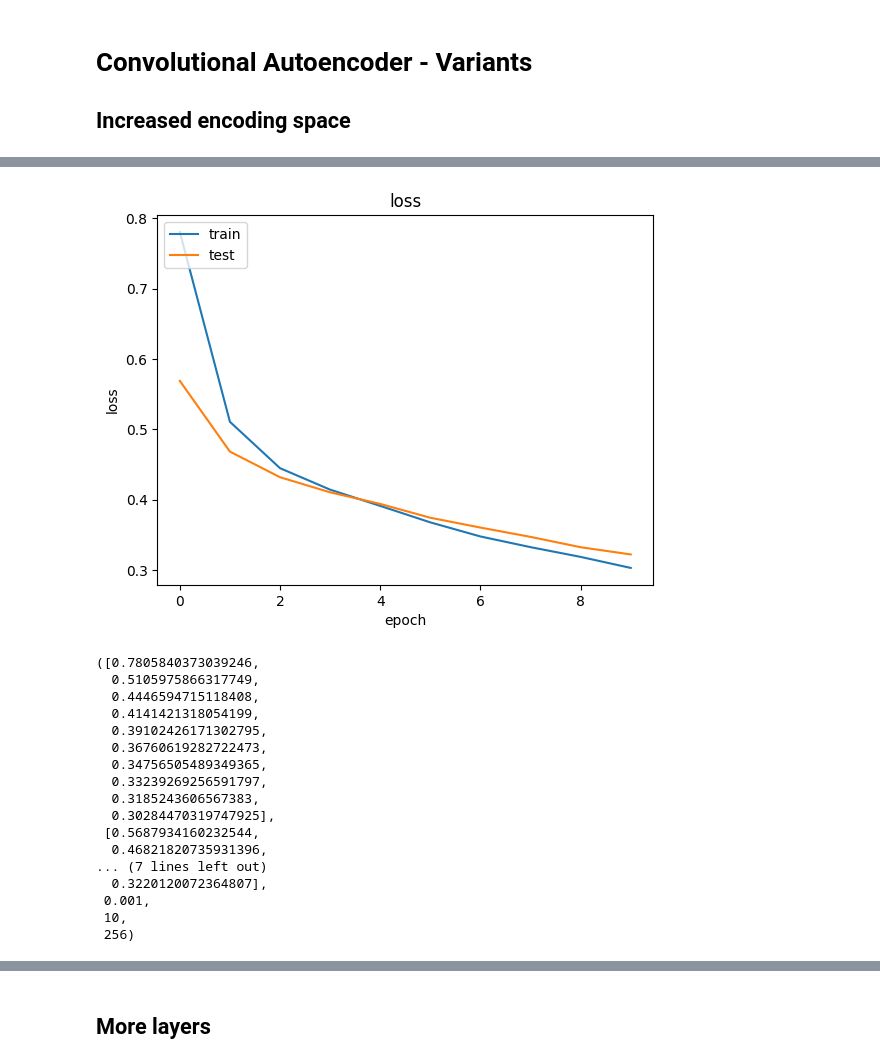
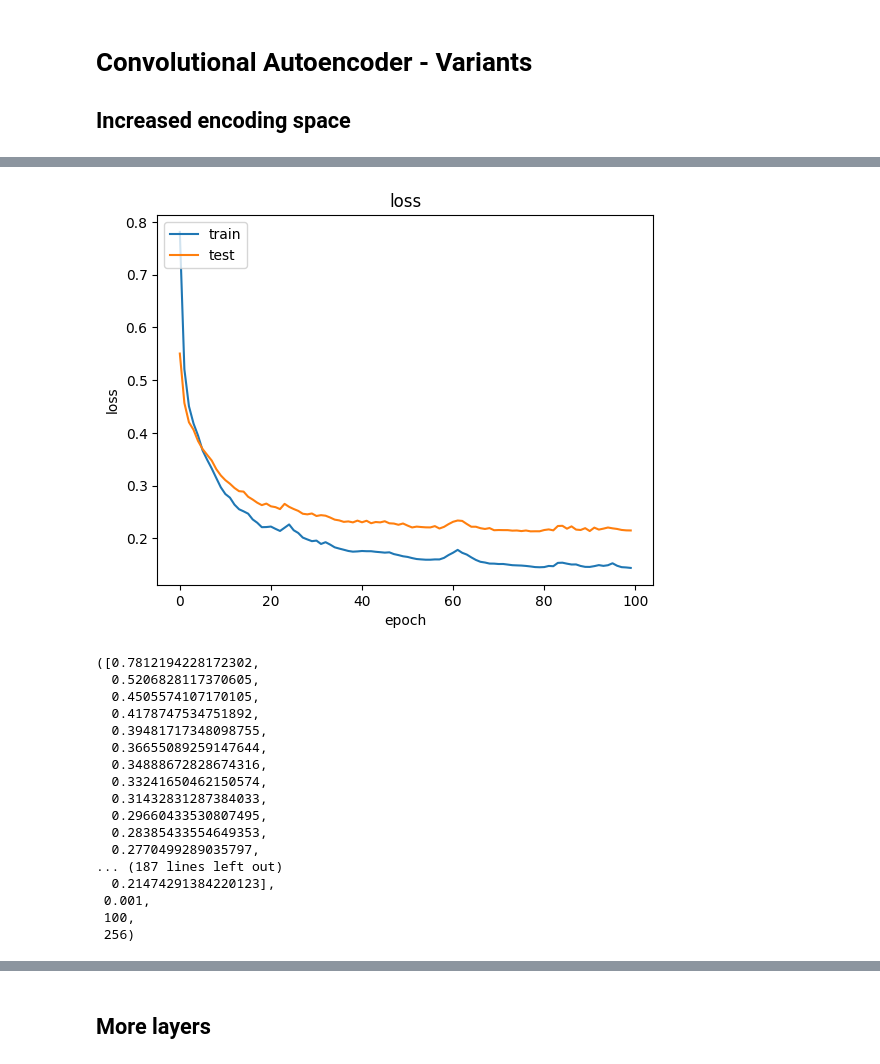
Before and after one commit to Alexanderstaehle/Neuorinformatics_project, a Jupyter notebook: conv_ae.ipynb, the cells around one changed output, grey strips where cells are left out. Cells and saved outputs as stored; diff of their text form; code cells hidden in the pictures.

```diff
--- a/conv_ae.ipynb
+++ b/conv_ae.ipynb
@@ -487,6 +484,6 @@ opt = keras.optimizers.Adam(learning_rate=1e-3)
 conv_autoencoder.compile(optimizer=opt, loss=losses.MeanSquaredError())
 # %%
 train_model(
-    conv_autoencoder, scaled_X_nomt_train, scaled_X_nomt_test, opt, epochs=10, bs=256
+    conv_autoencoder, scaled_X_nomt_train, scaled_X_nomt_test, opt, epochs=100, bs=256
 )
 # %% [output]
@@ -513,20 +507,20 @@ Epoch 10/10
-[figure, old version]
+[figure, new version]
-([0.7805840373039246,
-  0.5105975866317749,
-  0.4446594715118408,
-  0.4141421318054199,
-  0.39102426171302795,
-  0.36760619282722473,
-  0.34756505489349365,
-  0.33239269256591797,
-  0.3185243606567383,
-  0.30284470319747925],
- [0.5687934160232544,
-  0.46821820735931396,
-... (7 lines left out)
-  0.3220120072364807],
+([0.7812194228172302,
+  0.5206828117370605,
+  0.4505574107170105,
+  0.4178747534751892,
+  0.39481717348098755,
+  0.36655089259147644,
+  0.34888672828674316,
+  0.33241650462150574,
+  0.31432831287384033,
+  0.29660433530807495,
+  0.28385433554649353,
+  0.2770499289035797,
+... (187 lines left out)
+  0.21474291384220123],
  0.001,
- 10,
+ 100,
  256)
 # %%
 print_and_calc_results(
```
Also changed, not shown: parts of 9 cells of this notebook.
